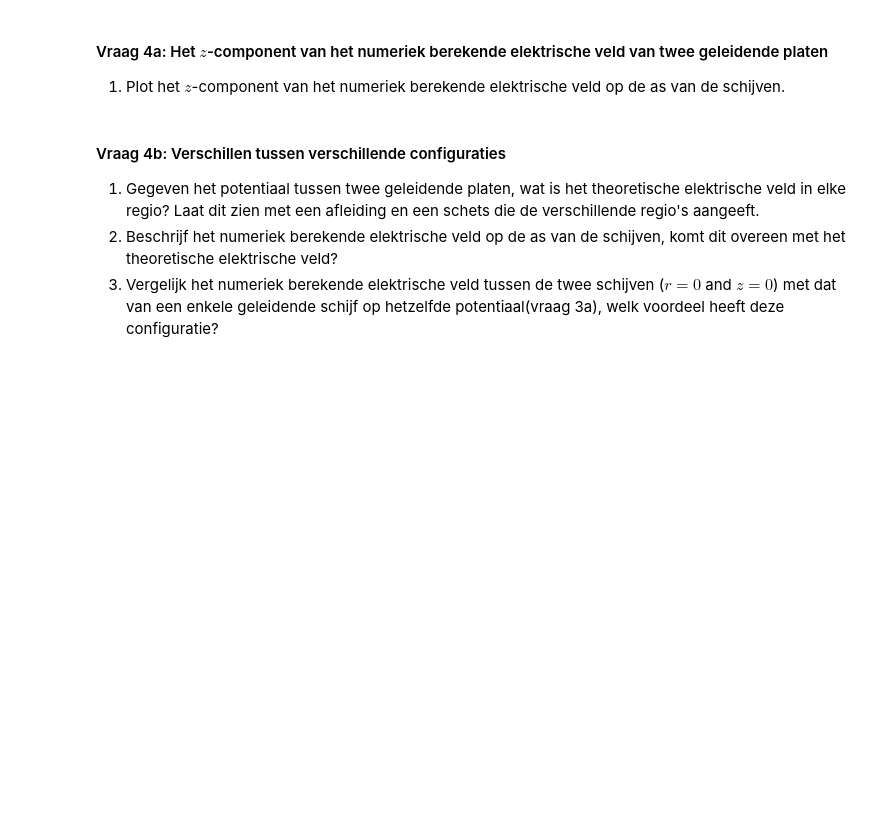
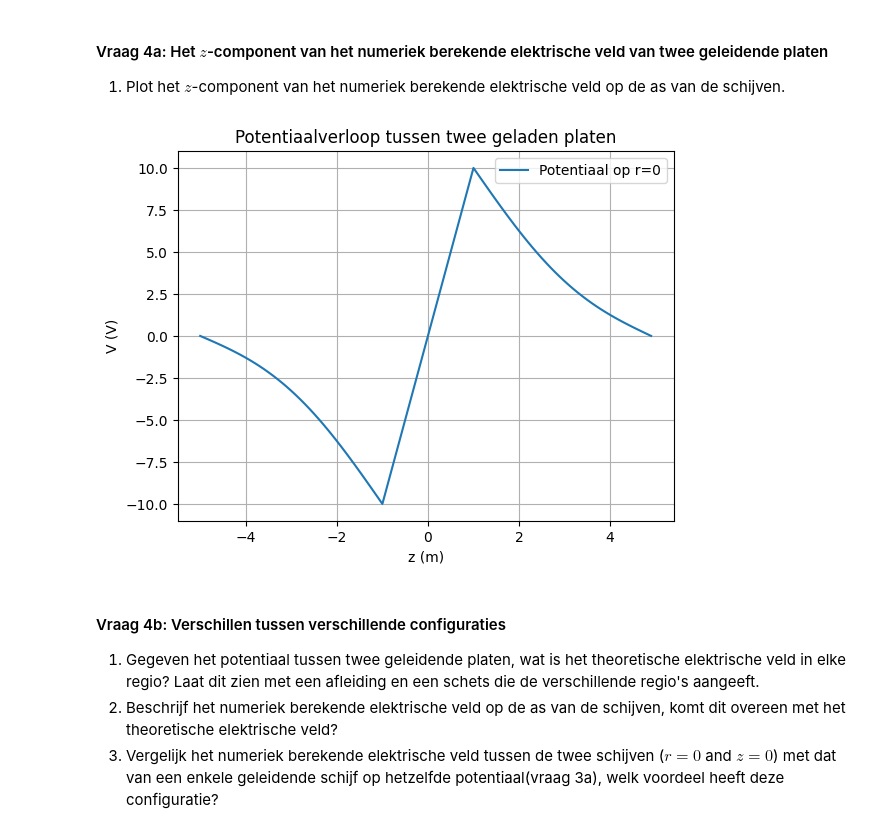
Before and after one commit to FRoerink/opdrachten-DEF-D, a Jupyter notebook: DigitaleOntwerpopdrachten/1CondensatorOpdracht/CondensatorOntwerpopdracht.ipynb, the cells around one changed output. Saved outputs shown, nothing was run; the diff lists cells and outputs as text; code cells hidden in the pictures; blank space fills up the shorter version.

```diff
--- a/DigitaleOntwerpopdrachten/1CondensatorOpdracht/CondensatorOntwerpopdracht.ipynb
+++ b/DigitaleOntwerpopdrachten/1CondensatorOpdracht/CondensatorOntwerpopdracht.ipynb
@@ -674,9 +675,19 @@ plot_results_disk(Ez, Er, normE, V, r, z, grid_step, disk_radius, z_pos_disk1, z
 
 1. Plot het $z$-component van het numeriek berekende elektrische veld op de as van de schijven.
 # %%
-###
-###your code here###
-###
+idx_r_zero = np.argmin(np.abs(r))
+V_z_as = V[:, idx_r_zero]
+
+plt.figure()
+plt.plot(z, V_z_as, label="Potentiaal op r=0")
+plt.xlabel("z (m)")
+plt.ylabel("V (V)")
+plt.title("Potentiaalverloop tussen twee geladen platen")
+plt.grid(True)
+plt.legend()
+plt.show()
+# %% [output]
+[figure, added]
 # %% [markdown]
 #### Vraag 4b: Verschillen tussen verschillende configuraties
 
```
Also changed, not shown: parts of 22 cells of this notebook.
